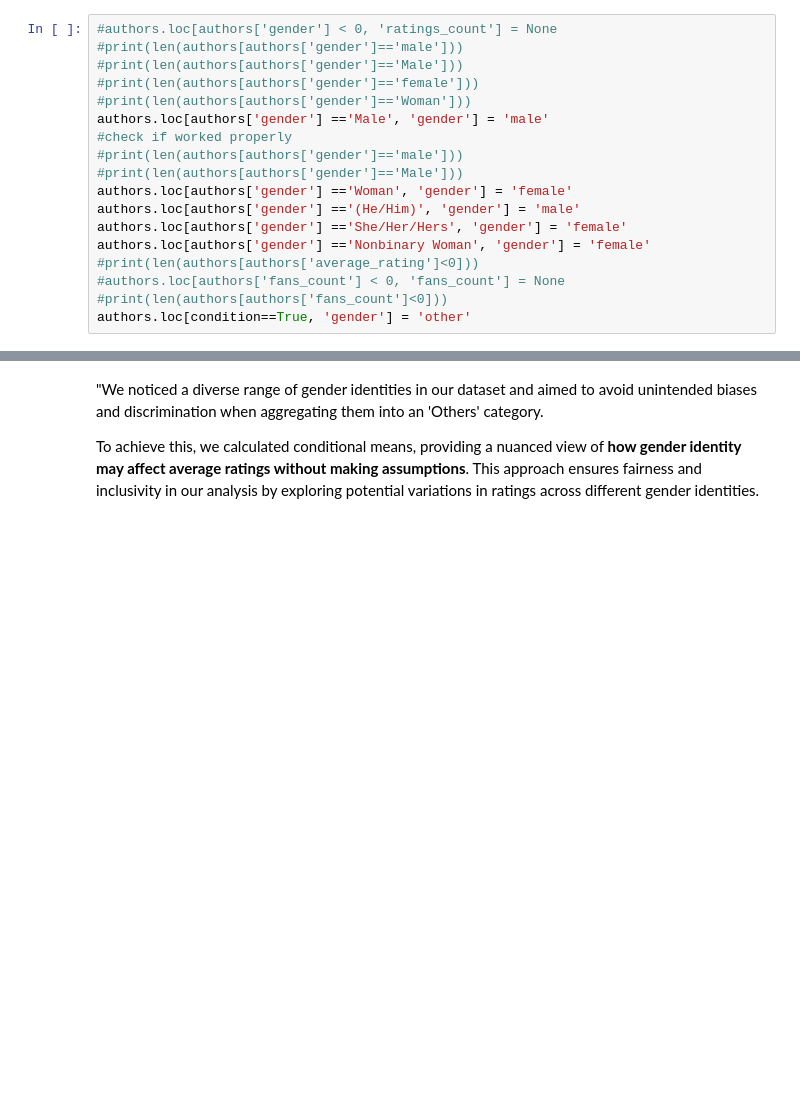
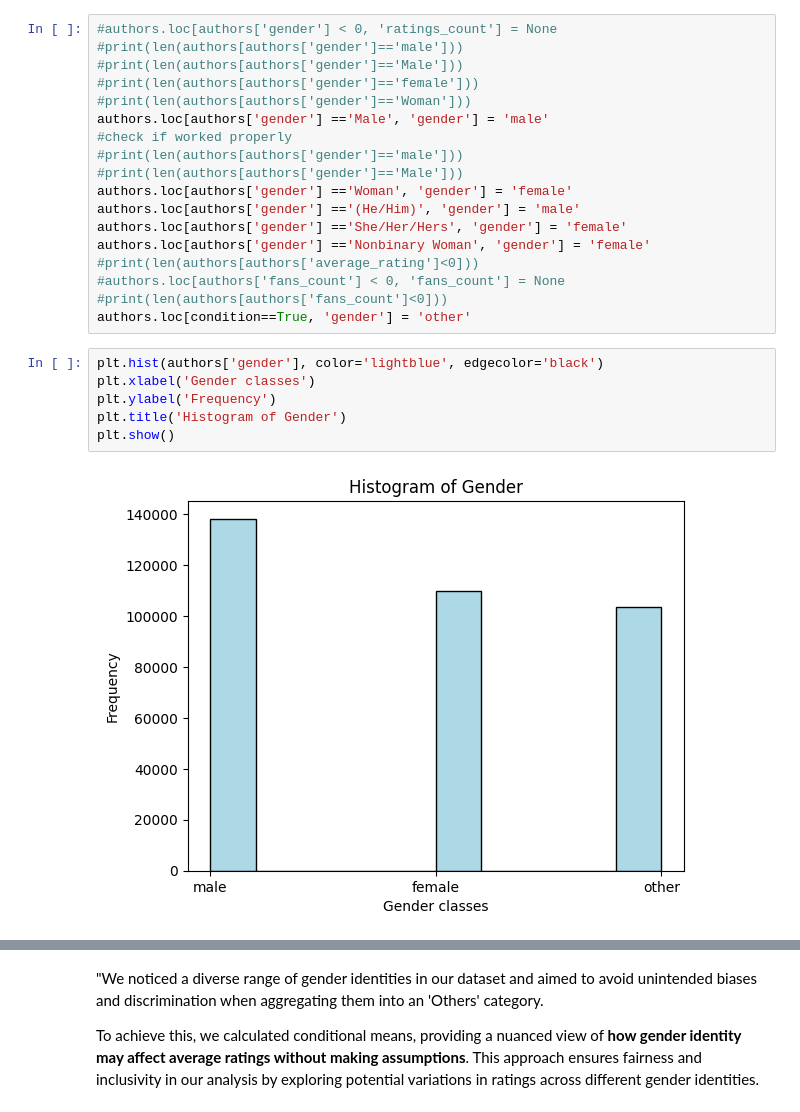
Before and after one commit to marinazanoni/ADM-HMW2, a Jupyter notebook: HW2_ADM.ipynb, the cells around one changed output, grey strips where cells are left out. Cells and saved outputs as stored; diff of their text form; blank space fills up the shorter version.

```diff
--- a/HW2_ADM.ipynb
+++ b/HW2_ADM.ipynb
@@ -267,3 +267,11 @@ authors.loc[authors['gender'] =='Nonbinary Woman', 'gender'] = 'female'
 #authors.loc[authors['fans_count'] < 0, 'fans_count'] = None
 #print(len(authors[authors['fans_count']<0]))
 authors.loc[condition==True, 'gender'] = 'other'
+# %%
+plt.hist(authors['gender'], color='lightblue', edgecolor='black')
+plt.xlabel('Gender classes')
+plt.ylabel('Frequency')
+plt.title('Histogram of Gender')
+plt.show()
+# %% [output]
+[figure, added]
```
Also changed, not shown: parts of 17 cells of this notebook.
